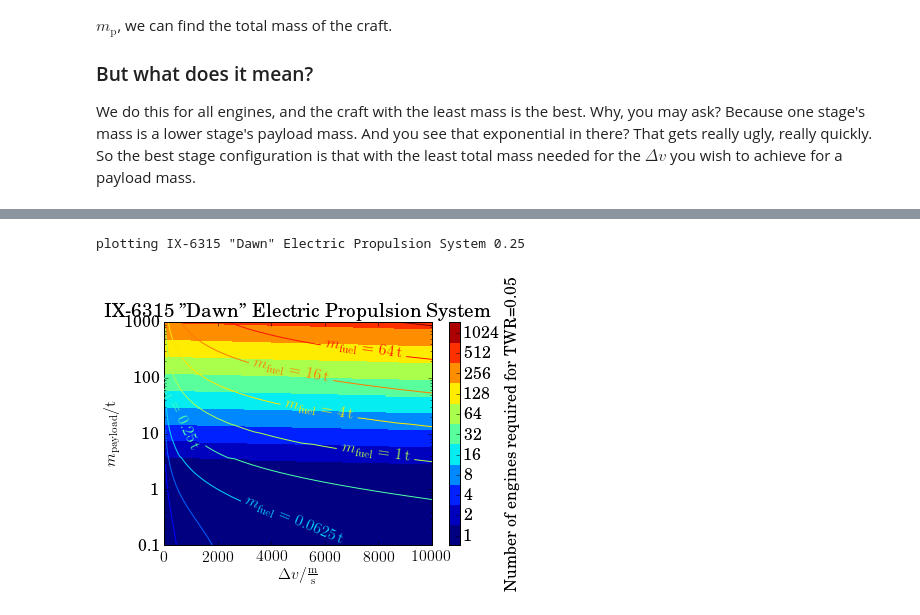
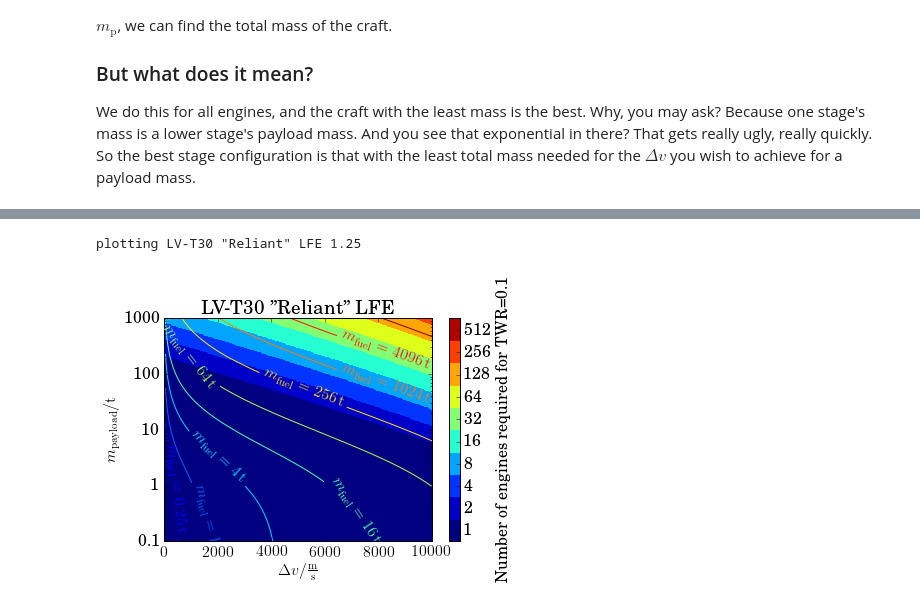
Before and after one commit to mueslo/KerbalPlot, a Jupyter notebook: kerbalplot.ipynb, the cells around one changed output, grey strips where cells are left out. Saved outputs shown, nothing was run; the diff lists cells and outputs as text; code cells hidden in the pictures.

```diff
--- a/kerbalplot.ipynb
+++ b/kerbalplot.ipynb
@@ -288,34 +291,34 @@ Dv, M_p = np.meshgrid(dv, m_p)
 
 cmap = plt.get_cmap('jet')
 #mpl.colors.ListedColormap(['blue', 'green', 'red'])
 #bounds=[0,1.1,2.1, 10]
 #norm = mpl.colors.BoundaryNorm(bounds, cmap.N)
 
 e = engines[6]
-min_twr = .05
+min_twr = .1
 print "plotting",e.name, e.mass
 n_engines = n_e(e, (Dv, M_p), min_twr=min_twr)
 m_fuel = (M_p + n_engines*e.mass)*(np.exp(Dv/(e.isp_func(0)*g0))-1)
 m_tot = m_fuel + M_p + n_engines*e.mass
-ax = plt.contourf(Dv, M_p, n_aerospike, locator=mpl.ticker.LogLocator(base=2.), vmin=1)
+ax = plt.contourf(Dv, M_p, n_engines, locator=mpl.ticker.LogLocator(base=2.), vmin=1)
 plt.yscale("log")
 cb = plt.colorbar(format=mpl.ticker.ScalarFormatter(), label="Number of engines required for TWR={}".format(min_twr))
 ticks = np.array([1,2,4,8,16,32,64,128,256,512,1024])
 cb.set_ticks(ticks*np.log(2))
 cb.set_ticklabels(ticks)
 plt.xlabel(r"$\Delta v / \mathrm{\frac{m}{s}}$")
 plt.ylabel(r"$m_\mathrm{payload} / \mathrm{t}$")
 plt.title(e.name)
 plt.gca().yaxis.set_major_formatter(mpl.ticker.FormatStrFormatter('%.4G'))
 
 c_fuelmass = plt.contour(Dv, M_p, m_fuel, locator=mpl.ticker.LogLocator(base=2.))
 plt.clabel(c_fuelmass, fmt=r"$m_\mathrm{fuel}=%.4G\,\mathrm{t}$")
 
 #c_totmass = plt.contour(Dv, M_p, m_tot, locator=mpl.ticker.LogLocator(base=2.))
 #plt.clabel(c_totmass, fmt=r"$m_\mathrm{tot}=%.4G\,\mathrm{t}$")
 
 plt.show()
 #for ni in np.nditer(n_aerospike)
 # %% [output]
-plotting IX-6315 "Dawn" Electric Propulsion System 0.25
+plotting LV-T30 "Reliant" LFE 1.25
-[figure, old version]
+[figure, new version]
```
Also changed, not shown: parts of 11 cells of this notebook, 12 other files.
